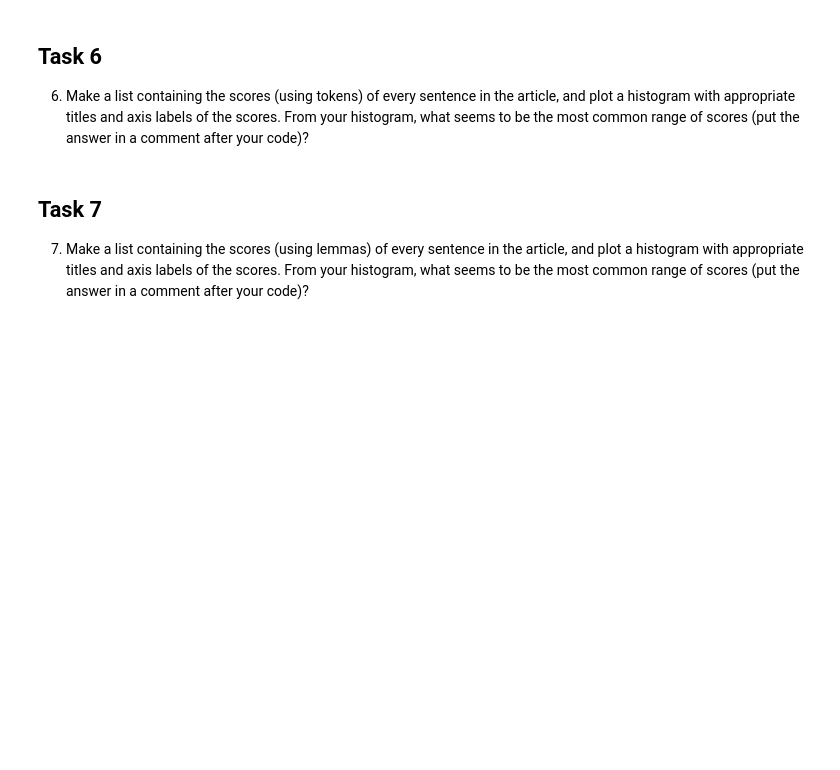
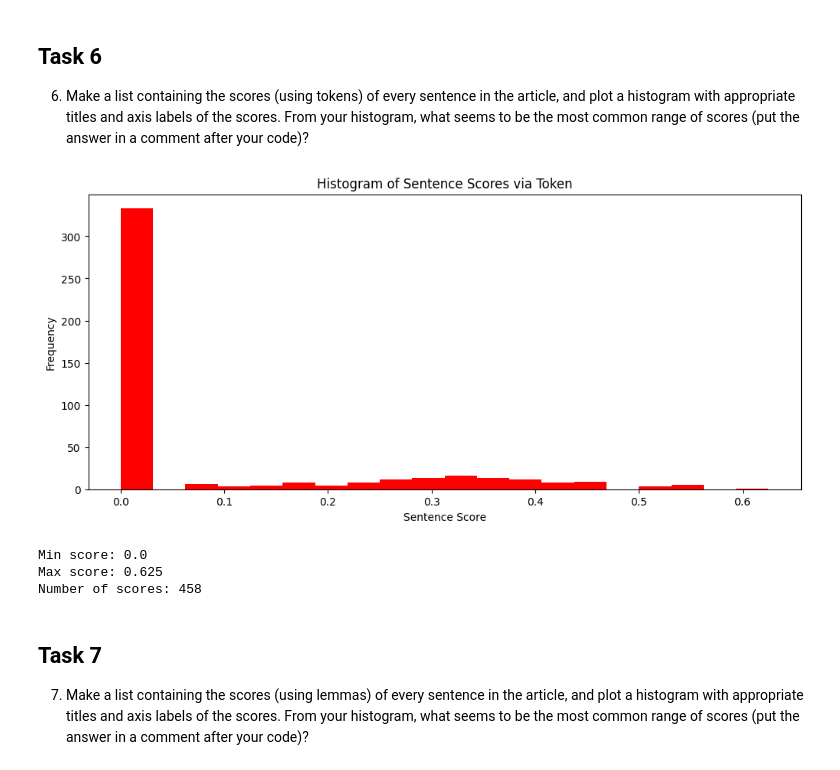
Before and after one commit to K-Bromley/module_06_web_scraping, a Jupyter notebook: web-scraping.ipynb, the cells around one changed output. Saved outputs shown, nothing was run; the diff lists cells and outputs as text; code cells hidden in the pictures; blank space fills up the shorter version.

```diff
--- a/web-scraping.ipynb
+++ b/web-scraping.ipynb
@@ -204,6 +204,26 @@ Lemma score for the first sentence: 0.14634146341463414
 # %% [markdown]
 ## Task 6
 6. Make a list containing the scores (using tokens) of every sentence in the article, and plot a histogram with appropriate titles and axis labels of the scores. From your histogram, what seems to be the most common range of scores (put the answer in a comment after your code)?
+# %%
+# Create List of Sentence Scores
+sentence_scores = [score_sentence_by_token(sentence.text, interesting_tokens) for sentence in doc.sents]
+
+# Histogram of Sentence scores
+plt.figure(figsize=(12, 5))
+plt.hist(sentence_scores, bins=20, color='red')
+plt.title('Histogram of Sentence Scores via Token')
+plt.xlabel('Sentence Score')
+plt.ylabel('Frequency')
+plt.show()
+
+print(f"Min score: {min(sentence_scores)}")
+print(f"Max score: {max(sentence_scores)}")
+print(f"Number of scores: {len(sentence_scores)}")
+# %% [output]
+[figure, added]
+Min score: 0.0
+Max score: 0.625
+Number of scores: 458
 # %% [markdown]
 ## Task 7
 7. Make a list containing the scores (using lemmas) of every sentence in the article, and plot a histogram with appropriate titles and axis labels of the scores.  From your histogram, what seems to be the most common range of scores (put the answer in a comment after your code)?
```
